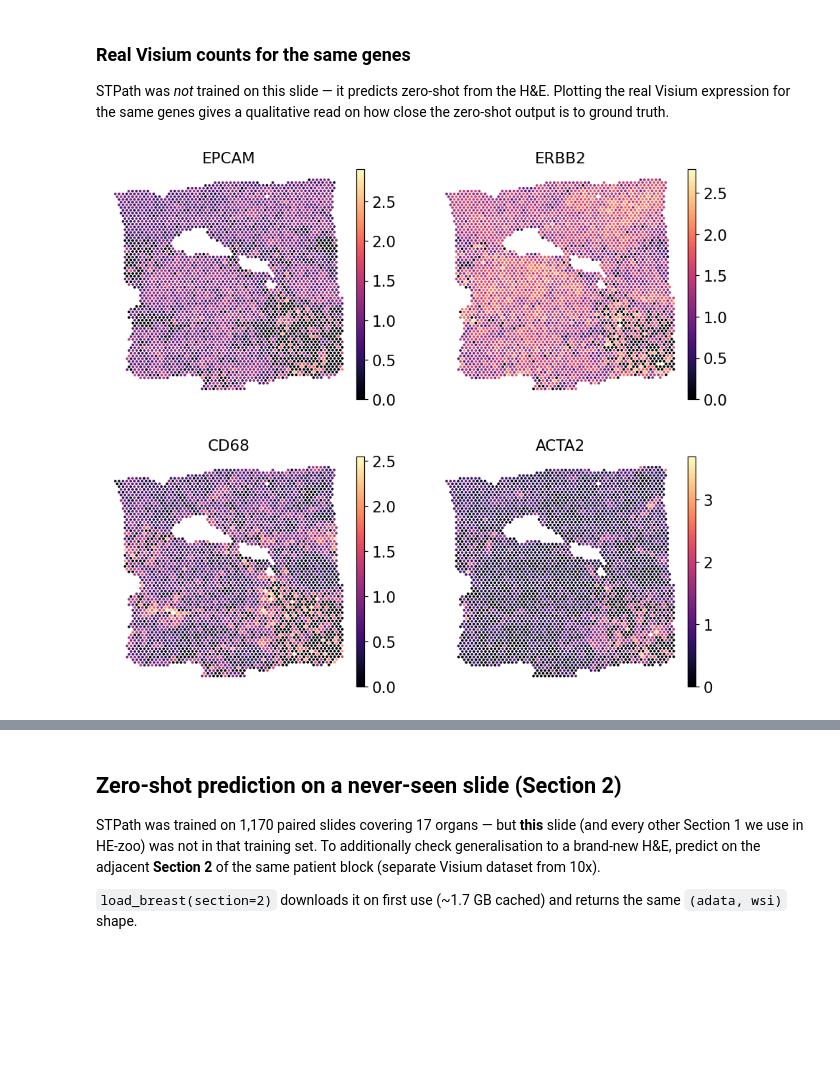
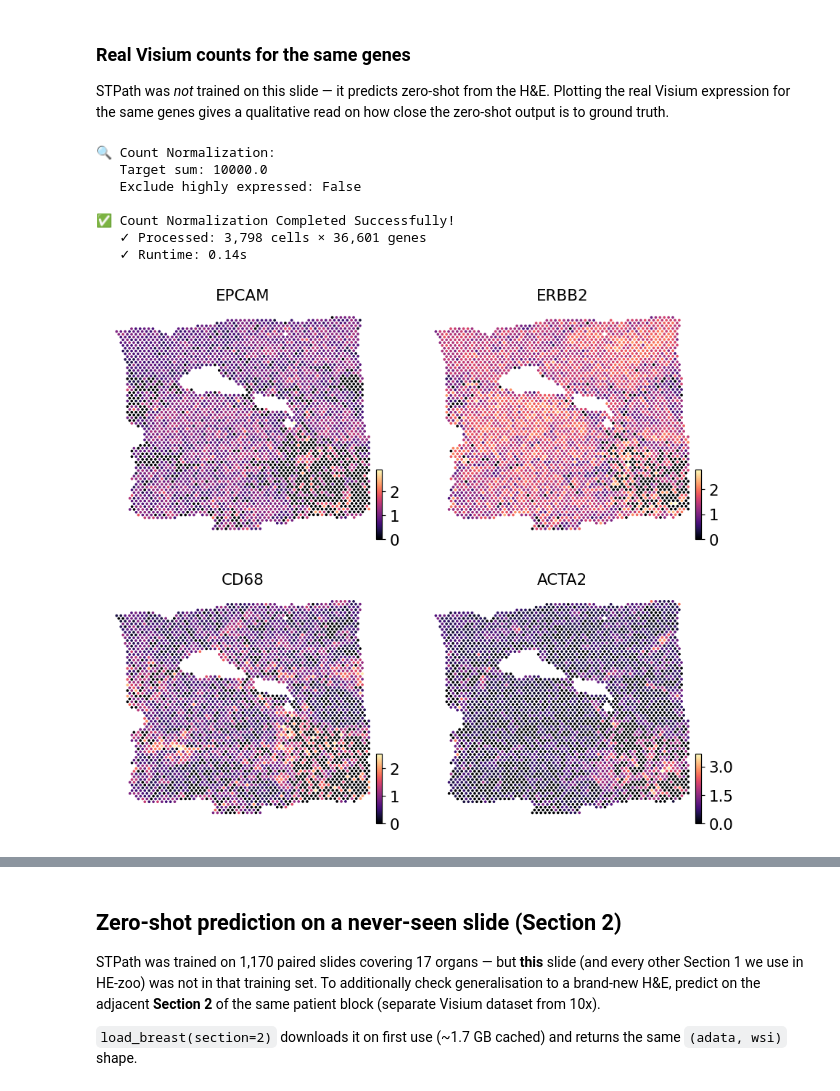
Before and after one commit to DBinary/omicverse-tutorials, a Jupyter notebook: docs/Tutorials-space/he-zoo/t_histo_stpath.ipynb, the cells around one changed output, grey strips where cells are left out. Cells and saved outputs as stored; diff of their text form; code cells hidden in the pictures; blank space fills up the shorter version.

```diff
--- a/docs/Tutorials-space/he-zoo/t_histo_stpath.ipynb
+++ b/docs/Tutorials-space/he-zoo/t_histo_stpath.ipynb
@@ -294,12 +293,18 @@ sc.pl.embedding(pred, basis='spatial',
 
 STPath was *not* trained on this slide — it predicts zero-shot from the H&E. Plotting the real Visium expression for the same genes gives a qualitative read on how close the zero-shot output is to ground truth.
 # %%
-import scanpy as sc
 ref = adata.copy()
-sc.pp.normalize_total(ref, target_sum=1e4)
-sc.pp.log1p(ref)
-sc.pl.embedding(ref, basis='spatial',
+ov.pp.normalize_total(ref, target_sum=1e4)
+ov.pp.log1p(ref)
+ov.pl.embedding(ref, basis='spatial',
                 color=['EPCAM', 'ERBB2', 'CD68', 'ACTA2'],
                 cmap='magma', s=24, ncols=2, frameon=False)
 # %% [output]
+🔍 Count Normalization:
+   Target sum: 10000.0
+   Exclude highly expressed: False
+
+✅ Count Normalization Completed Successfully!
+   ✓ Processed: 3,798 cells × 36,601 genes
+   ✓ Runtime: 0.14s
-[figure, old version]
+[figure, new version]
```
Also changed, not shown: parts of 7 cells of this notebook, 4 other files.
